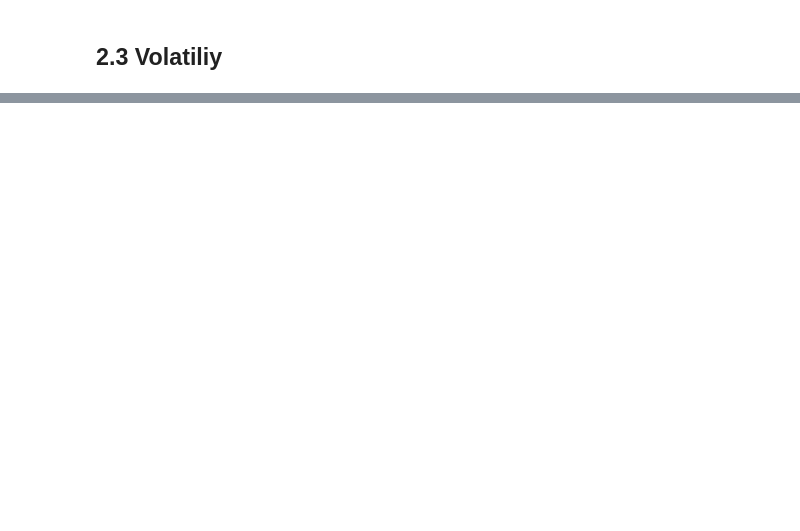
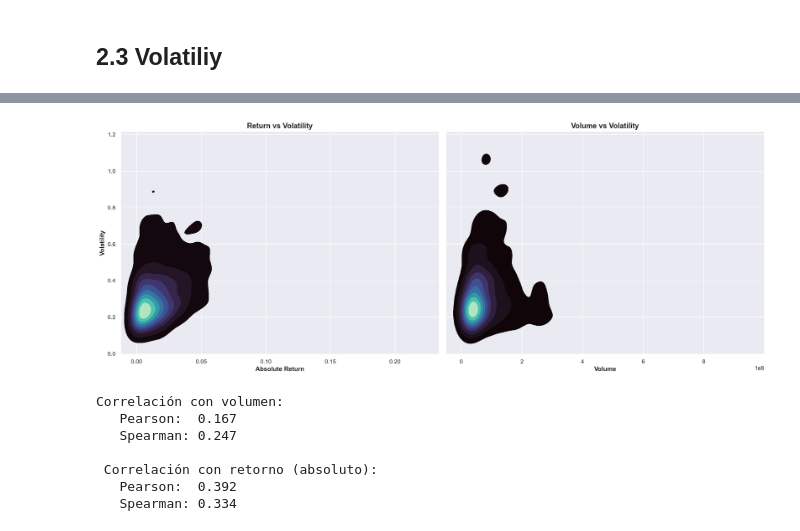
Before and after one commit to JuanCastillo29/Portfolio-Optimization-of-IBEX-35-Assets-Using-Laplace-Fitted-Returns, a Jupyter notebook: Notebooks/Data_exploration_&_volatility.ipynb, the cells around one changed output, grey strips where cells are left out. Drawn from its saved outputs; the diff is of its cells as text; code cells hidden in the pictures; blank space fills up the shorter version.

```diff
--- a/Notebooks/Data_exploration_&_volatility.ipynb
+++ b/Notebooks/Data_exploration_&_volatility.ipynb
@@ -231,0 +350,39 @@ plt.show()
+# %%
+rolling_vol = returns["Close_SAN.MC"].rolling(window=21).std() * np.sqrt(252)
+vol_data = rolling_vol.dropna()
+
+return_data = returns["Close_SAN.MC"].loc[vol_data.index].abs()
+volume_data = data["Volume_SAN.MC"].loc[vol_data.index]
+
+fig, axes = plt.subplots(1, 2, figsize=(18, 7), dpi=150, sharey=True)
+
+sns.kdeplot(x=return_data, y=vol_data, fill=True, cmap="mako", ax=axes[0])
+axes[0].set_title("Return vs Volatility", fontsize=14, fontweight='bold')
+axes[0].set_xlabel("Absolute Return", fontsize=12, fontweight='bold')
+axes[0].set_ylabel("Volatility", fontsize=12, fontweight='bold')
+
+sns.kdeplot(x=volume_data, y=vol_data, fill=True, cmap="mako", ax=axes[1])
+axes[1].set_title("Volume vs Volatility", fontsize=14, fontweight='bold')
+axes[1].set_xlabel("Volume", fontsize=12, fontweight='bold')
+axes[1].set_ylabel("", fontsize=12)
+
+plt.tight_layout()
+plt.show()
+
+
+print("Correlación con volumen:")
+print(f"   Pearson:  {volume_data.corr(vol_data, method='pearson'):.3f}")
+print(f"   Spearman: {volume_data.corr(vol_data, method='spearman'):.3f}")
+
+print("\n Correlación con retorno (absoluto):")
+print(f"   Pearson:  {return_data.corr(vol_data, method='pearson'):.3f}")
+print(f"   Spearman: {return_data.corr(vol_data, method='spearman'):.3f}")
+# %% [output]
+[figure, added]
+Correlación con volumen:
+   Pearson:  0.167
+   Spearman: 0.247
+
+ Correlación con retorno (absoluto):
+   Pearson:  0.392
+   Spearman: 0.334
```
Also changed, not shown: parts of 7 cells of this notebook.
